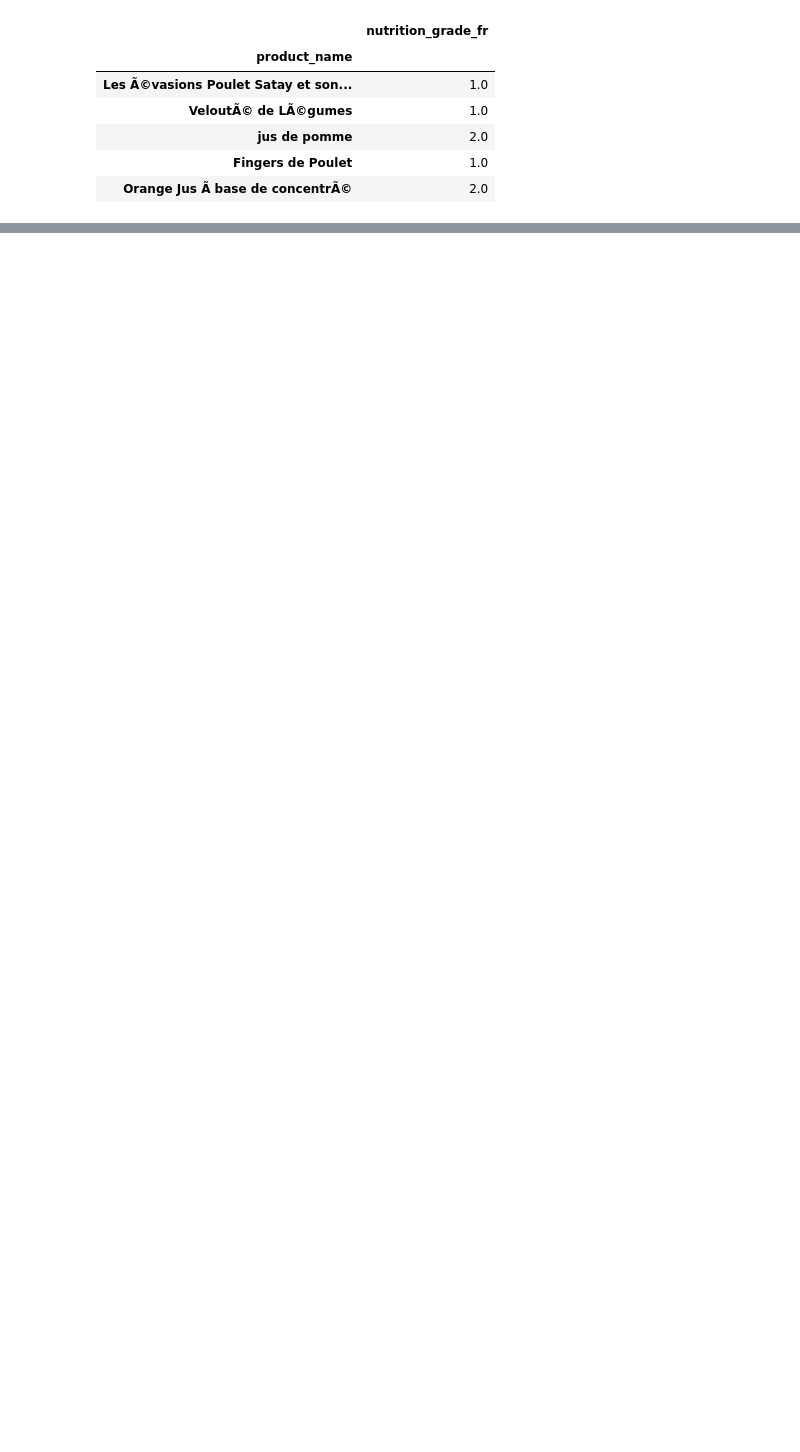
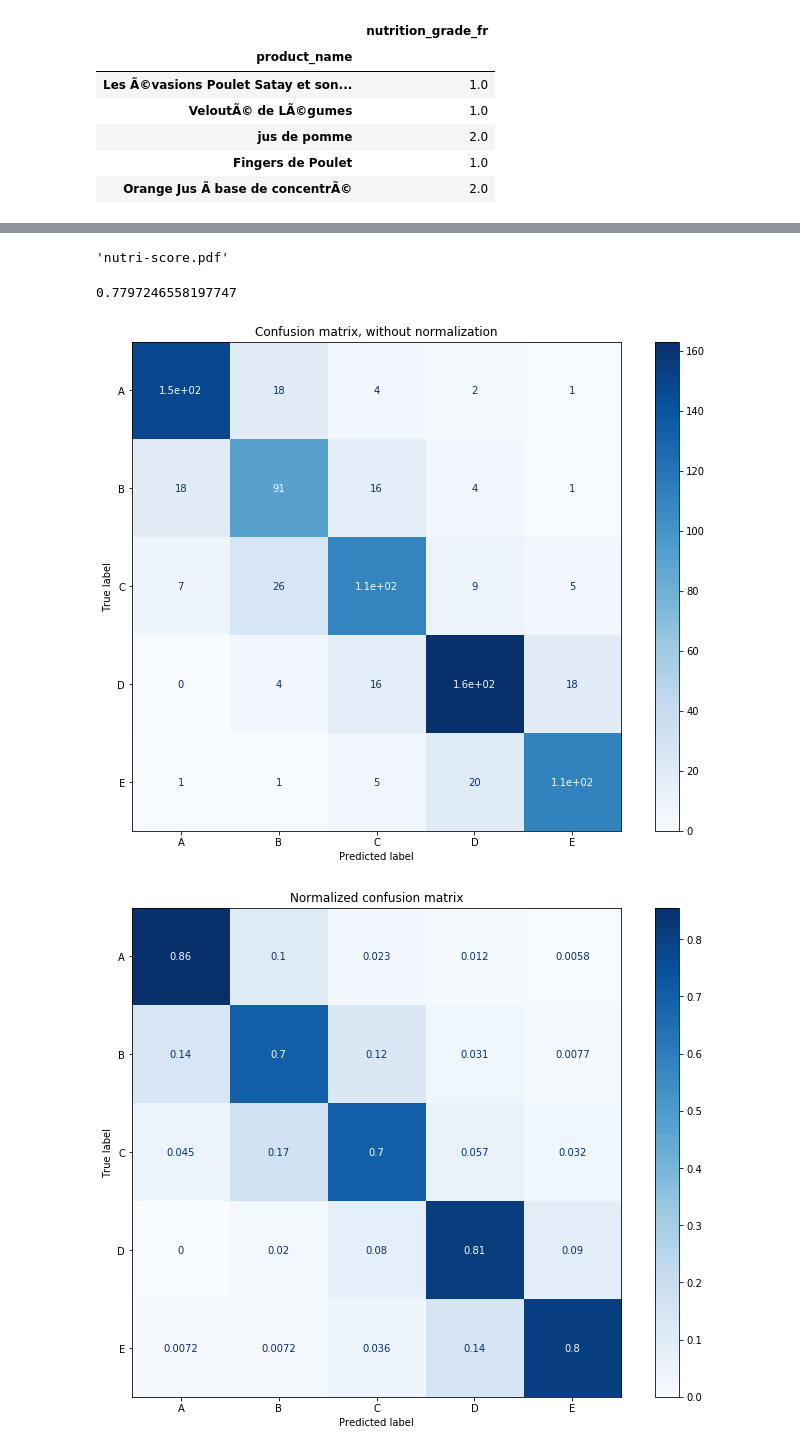
Before and after one commit to prathamsolanki/nutri-score-decision-models, a Jupyter notebook: dm_project_ml.ipynb, the cells around one changed output, grey strips where cells are left out. Saved outputs shown, nothing was run; the diff lists cells and outputs as text; code cells hidden in the pictures; blank space fills up the shorter version.

Commit message:
added decision tree, random forest and confusion matrices

```diff
--- a/dm_project_ml.ipynb
+++ b/dm_project_ml.ipynb
@@ -78,0 +88,40 @@ y.head()
+# %%
+clf = tree.DecisionTreeClassifier()
+clf = clf.fit(X_train, y_train)
+# %%
+dot_data = tree.export_graphviz(clf, out_file=None,
+                      feature_names=features,
+                      class_names='nutrition_grade_fr',
+                      filled=True, rounded=True,
+                      special_characters=True)
+graph = graphviz.Source(dot_data)
+graph.render("nutri-score")
+# %% [output]
+'nutri-score.pdf'
+# %%
+clf.score(X_test,y_test)
+# %% [output]
+0.7797246558197747
+# %%
+plt.rcParams["figure.figsize"] = [12,9]
+
+# Plot non-normalized confusion matrix
+titles_options = [("Confusion matrix, without normalization", None),
+                  ("Normalized confusion matrix", 'true')]
+
+for title, normalize in titles_options:
+    disp = plot_confusion_matrix(clf, X_test, y_test,
+                                 display_labels=['A','B','C','D','E'],
+                                 cmap=plt.cm.Blues,
+                                 normalize=normalize)
+    disp.ax_.set_title(title)
+
+    # print(title)
+    # print(disp.confusion_matrix)
+    if normalize is None:
+      plt.savefig('confusion_matrix_dt.jpg')
+    else:
+      plt.savefig('confusion_matrix_norm_dt.jpg')
+# %% [output]
+[figure, added]
+[figure, added]
```
Also changed, not shown: parts of 11 cells of this notebook.
